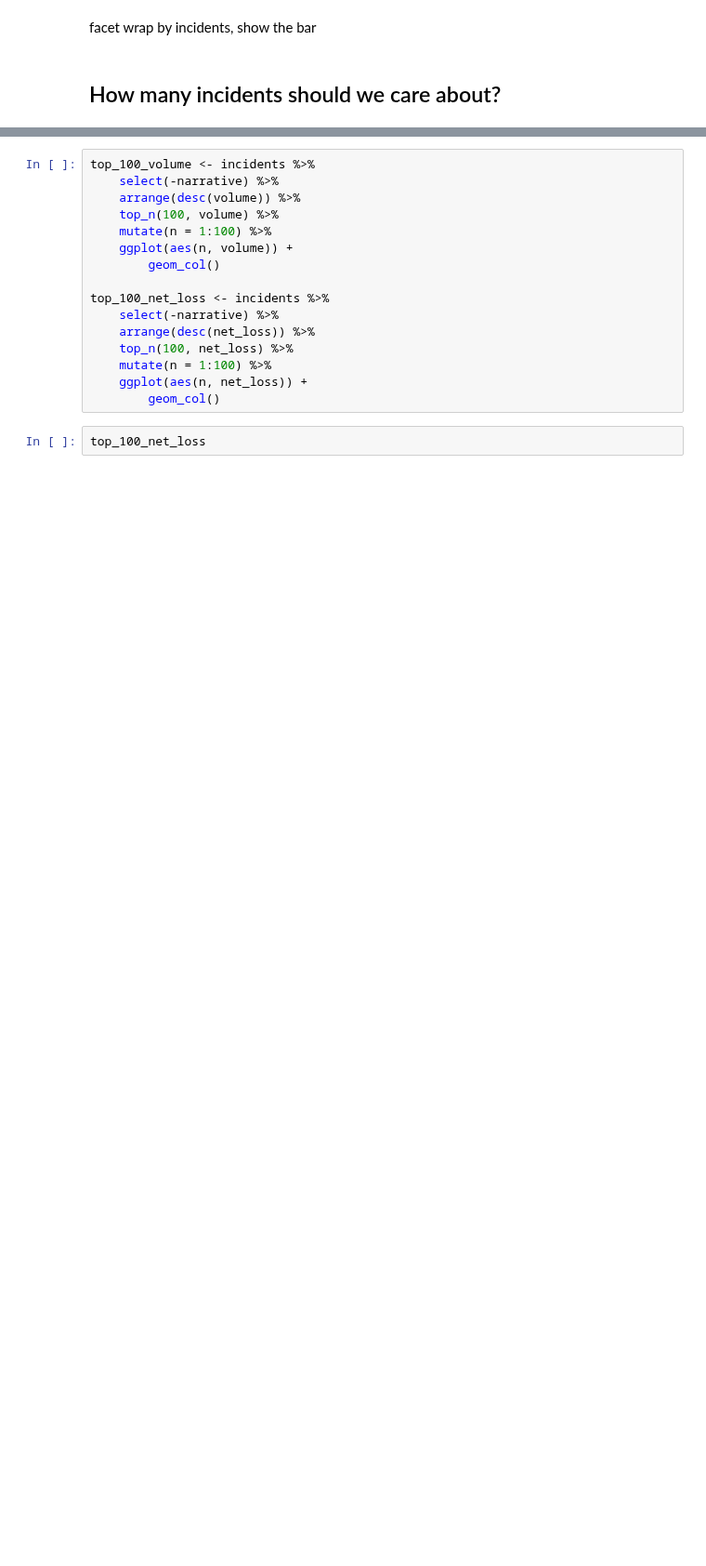
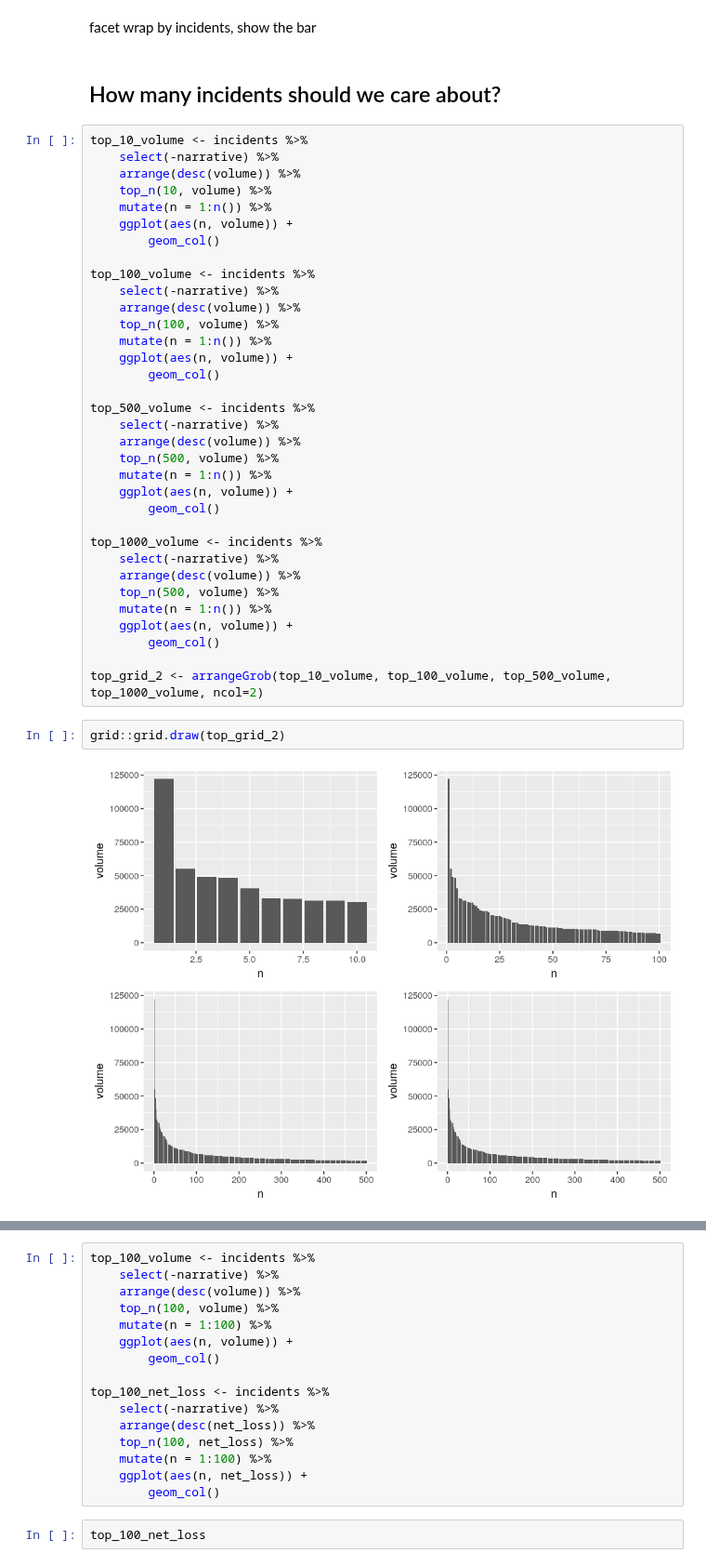
Before and after one commit to julianbarg/spills, a Jupyter notebook: presentations/rpm_2020-04-xx/rpm_2020-04-xx.ipynb, the cells around one changed output, grey strips where cells are left out. Shown at 93% size. Saved outputs shown, nothing was run; the diff lists cells and outputs as text; blank space fills up the shorter version.

```diff
--- a/presentations/rpm_2020-04-xx/rpm_2020-04-xx.ipynb
+++ b/presentations/rpm_2020-04-xx/rpm_2020-04-xx.ipynb
@@ -180,3 +180,41 @@ grid::grid.draw(top_grid)
 facet wrap by incidents, show the bar
 # %% [markdown]
 ## How many incidents should we care about?
+# %%
+top_10_volume <- incidents %>%
+    select(-narrative) %>%
+    arrange(desc(volume)) %>%
+    top_n(10, volume) %>%
+    mutate(n = 1:n()) %>%
+    ggplot(aes(n, volume)) +
+        geom_col()
+
+top_100_volume <- incidents %>%
+    select(-narrative) %>%
+    arrange(desc(volume)) %>%
+    top_n(100, volume) %>%
+    mutate(n = 1:n()) %>%
+    ggplot(aes(n, volume)) +
+        geom_col()
+
+top_500_volume <- incidents %>%
+    select(-narrative) %>%
+    arrange(desc(volume)) %>%
+    top_n(500, volume) %>%
+    mutate(n = 1:n()) %>%
+    ggplot(aes(n, volume)) +
+        geom_col()
+
+top_1000_volume <- incidents %>%
+    select(-narrative) %>%
+    arrange(desc(volume)) %>%
+    top_n(500, volume) %>%
+    mutate(n = 1:n()) %>%
+    ggplot(aes(n, volume)) +
+        geom_col()
+
+top_grid_2 <- arrangeGrob(top_10_volume, top_100_volume, top_500_volume, top_1000_volume, ncol=2)
+# %%
+grid::grid.draw(top_grid_2)
+# %% [output]
+[figure, added]
```
Also changed, not shown: parts of 4 cells of this notebook, 3 other files.
